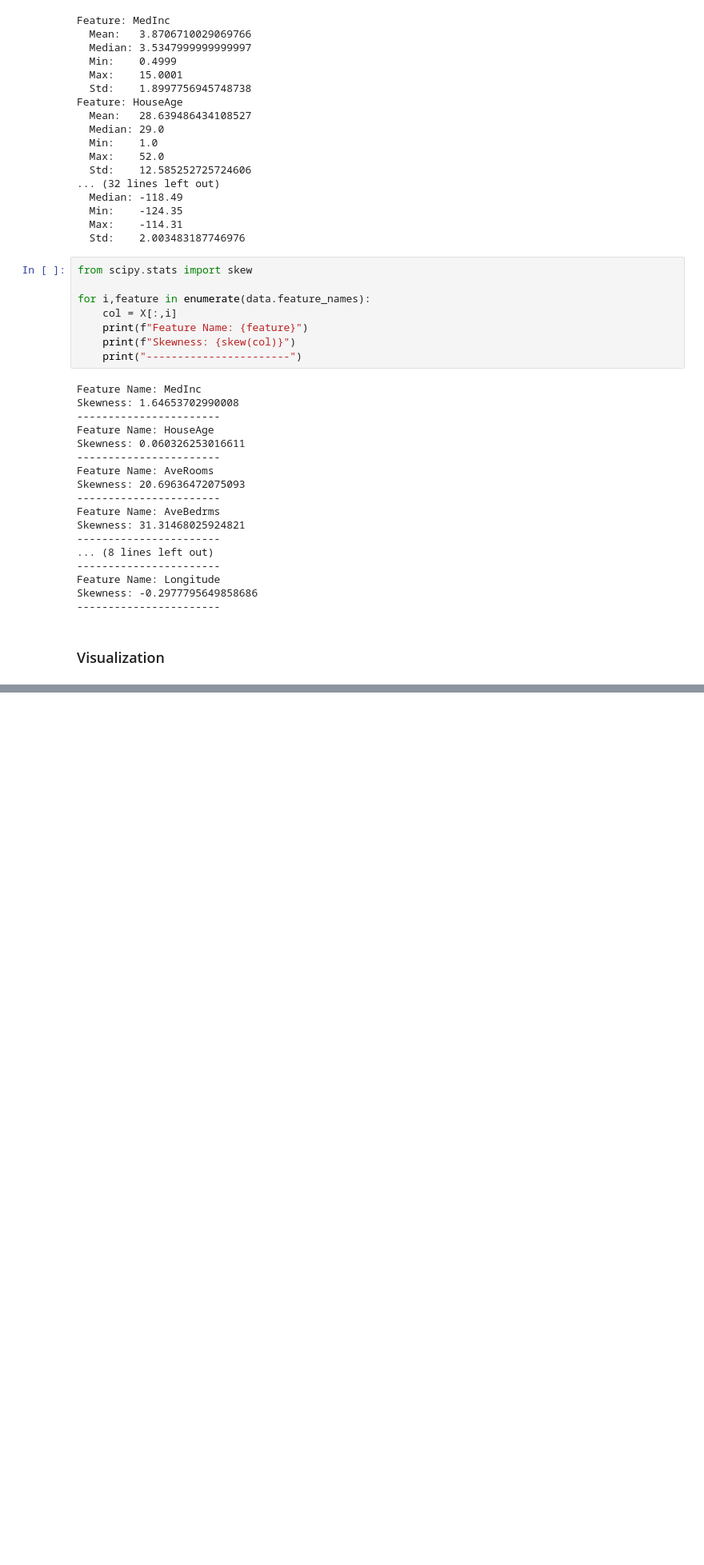
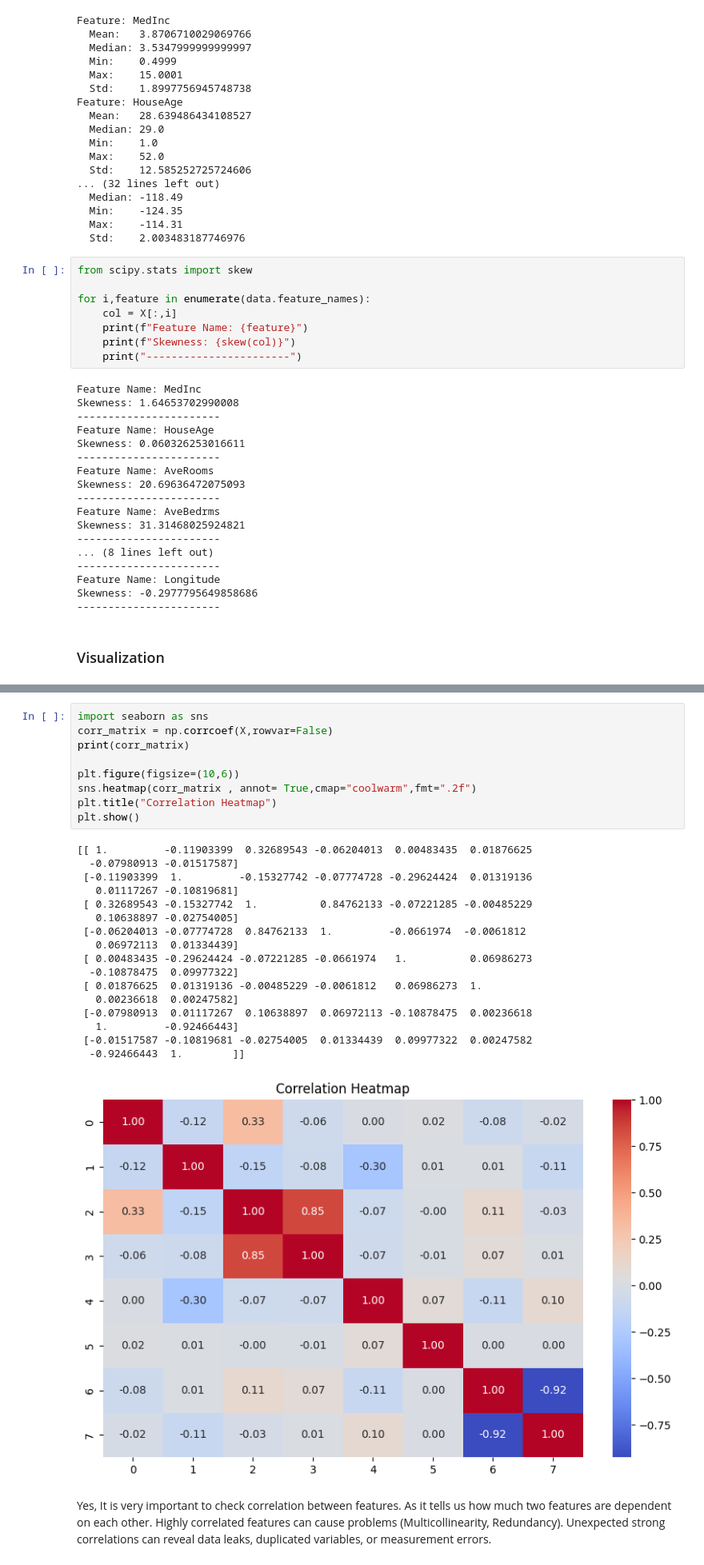
Before and after one commit to manan35122/Experimental-Linear-Regression-Analysis-of-California-Housing-Dataset, a Jupyter notebook: analysis.ipynb, the cells around one changed output, grey strips where cells are left out. Shown at 80% size. Saved outputs shown, nothing was run; the diff lists cells and outputs as text; blank space fills up the shorter version.

```diff
--- a/analysis.ipynb
+++ b/analysis.ipynb
@@ -124,0 +149,31 @@ plt.show()
+# %%
+import seaborn as sns
+corr_matrix = np.corrcoef(X,rowvar=False)
+print(corr_matrix)
+
+plt.figure(figsize=(10,6))
+sns.heatmap(corr_matrix , annot= True,cmap="coolwarm",fmt=".2f")
+plt.title("Correlation Heatmap")
+plt.show()
+# %% [output]
+[[ 1.         -0.11903399  0.32689543 -0.06204013  0.00483435  0.01876625
+  -0.07980913 -0.01517587]
+ [-0.11903399  1.         -0.15327742 -0.07774728 -0.29624424  0.01319136
+   0.01117267 -0.10819681]
+ [ 0.32689543 -0.15327742  1.          0.84762133 -0.07221285 -0.00485229
+   0.10638897 -0.02754005]
+ [-0.06204013 -0.07774728  0.84762133  1.         -0.0661974  -0.0061812
+   0.06972113  0.01334439]
+ [ 0.00483435 -0.29624424 -0.07221285 -0.0661974   1.          0.06986273
+  -0.10878475  0.09977322]
+ [ 0.01876625  0.01319136 -0.00485229 -0.0061812   0.06986273  1.
+   0.00236618  0.00247582]
+ [-0.07980913  0.01117267  0.10638897  0.06972113 -0.10878475  0.00236618
+   1.         -0.92466443]
+ [-0.01517587 -0.10819681 -0.02754005  0.01334439  0.09977322  0.00247582
+  -0.92466443  1.        ]]
+[figure, added]
+# %% [markdown]
+
+
+Yes, It is very important to check correlation between features. As it tells us how much two features are dependent on each other. Highly correlated features can cause problems (Multicollinearity, Redundancy). Unexpected strong correlations can reveal data leaks, duplicated variables, or measurement errors.
```
Also changed, not shown: parts of 12 cells of this notebook.
